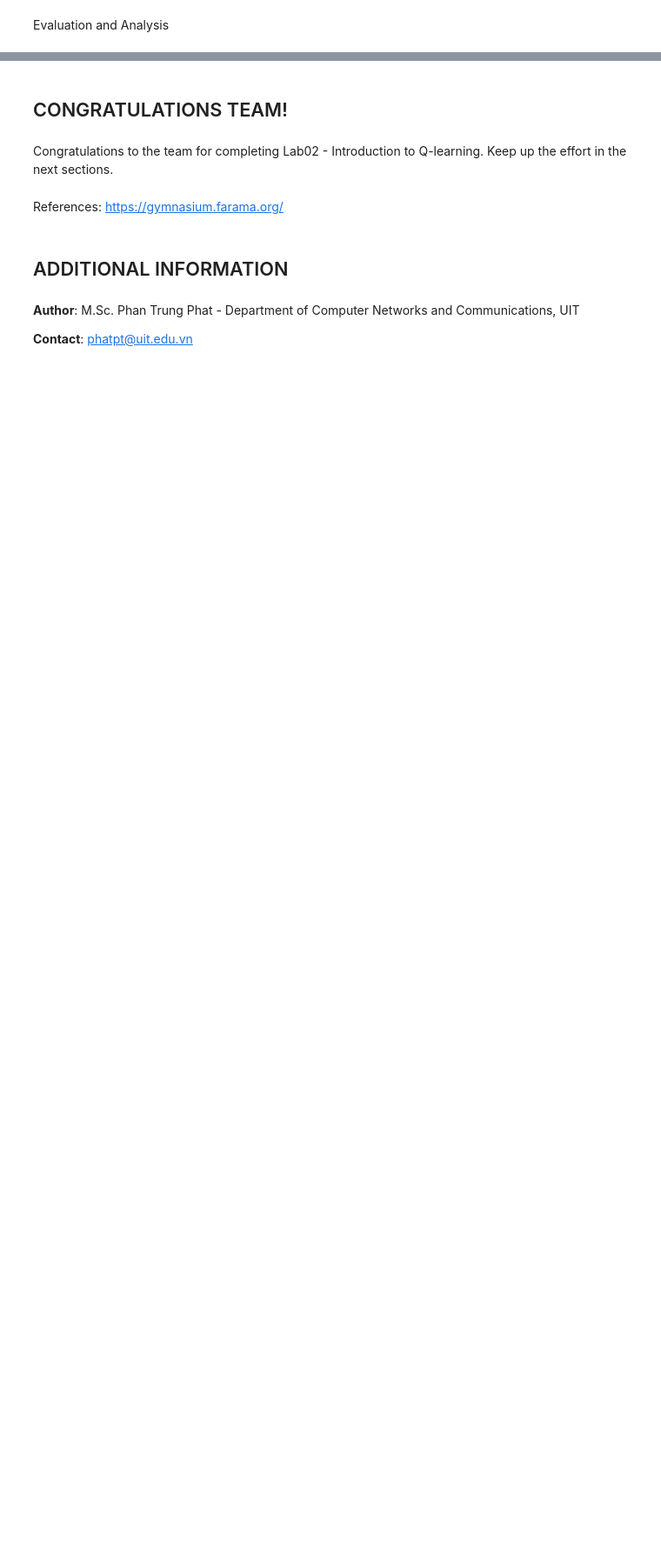
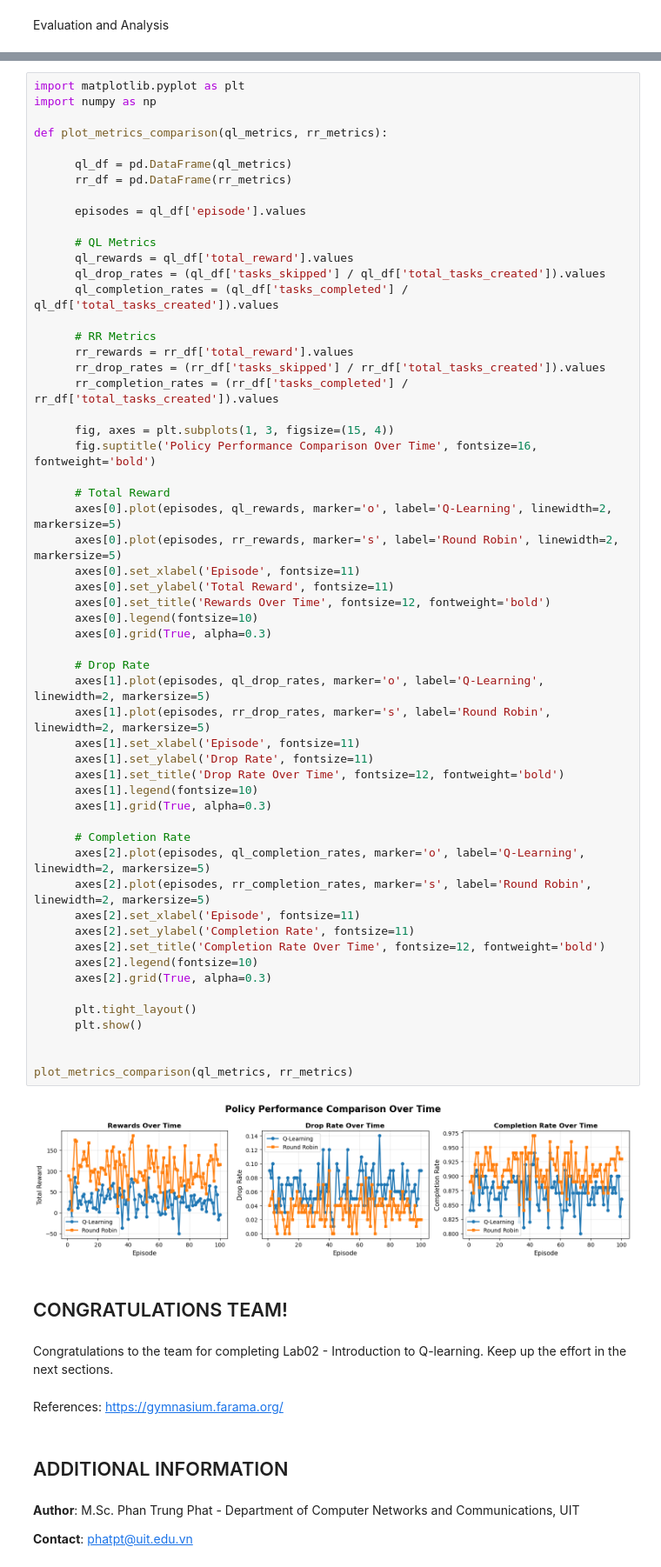
Before and after one commit to ovapil/RLNT549-Q21-Labs, a Jupyter notebook: LAB2/Lab2.ipynb, the cells around one changed output, grey strips where cells are left out. Shown at 87% size. Cells and saved outputs as stored; diff of their text form; blank space fills up the shorter version.

```diff
--- a/LAB2/Lab2.ipynb
+++ b/LAB2/Lab2.ipynb
@@ -996,3 +1064,61 @@ Evaluation and Analysis
+# %%
+import matplotlib.pyplot as plt
+import numpy as np
+
+def plot_metrics_comparison(ql_metrics, rr_metrics):
+
+      ql_df = pd.DataFrame(ql_metrics)
+      rr_df = pd.DataFrame(rr_metrics)
+
+      episodes = ql_df['episode'].values
+
+      # QL Metrics
+      ql_rewards = ql_df['total_reward'].values
+      ql_drop_rates = (ql_df['tasks_skipped'] / ql_df['total_tasks_created']).values
+      ql_completion_rates = (ql_df['tasks_completed'] / ql_df['total_tasks_created']).values
+
+      # RR Metrics
+      rr_rewards = rr_df['total_reward'].values
+      rr_drop_rates = (rr_df['tasks_skipped'] / rr_df['total_tasks_created']).values
+      rr_completion_rates = (rr_df['tasks_completed'] / rr_df['total_tasks_created']).values
+
+      fig, axes = plt.subplots(1, 3, figsize=(15, 4))
+      fig.suptitle('Policy Performance Comparison Over Time', fontsize=16, fontweight='bold')
+
+      # Total Reward
+      axes[0].plot(episodes, ql_rewards, marker='o', label='Q-Learning', linewidth=2, markersize=5)
+      axes[0].plot(episodes, rr_rewards, marker='s', label='Round Robin', linewidth=2, markersize=5)
+      axes[0].set_xlabel('Episode', fontsize=11)
+      axes[0].set_ylabel('Total Reward', fontsize=11)
+      axes[0].set_title('Rewards Over Time', fontsize=12, fontweight='bold')
+      axes[0].legend(fontsize=10)
+      axes[0].grid(True, alpha=0.3)
+
+      # Drop Rate
+      axes[1].plot(episodes, ql_drop_rates, marker='o', label='Q-Learning', linewidth=2, markersize=5)
+      axes[1].plot(episodes, rr_drop_rates, marker='s', label='Round Robin', linewidth=2, markersize=5)
+      axes[1].set_xlabel('Episode', fontsize=11)
+      axes[1].set_ylabel('Drop Rate', fontsize=11)
+      axes[1].set_title('Drop Rate Over Time', fontsize=12, fontweight='bold')
+      axes[1].legend(fontsize=10)
+      axes[1].grid(True, alpha=0.3)
+
+      # Completion Rate
+      axes[2].plot(episodes, ql_completion_rates, marker='o', label='Q-Learning', linewidth=2, markersize=5)
+      axes[2].plot(episodes, rr_completion_rates, marker='s', label='Round Robin', linewidth=2, markersize=5)
+      axes[2].set_xlabel('Episode', fontsize=11)
+      axes[2].set_ylabel('Completion Rate', fontsize=11)
+      axes[2].set_title('Completion Rate Over Time', fontsize=12, fontweight='bold')
+      axes[2].legend(fontsize=10)
+      axes[2].grid(True, alpha=0.3)
+
+      plt.tight_layout()
+      plt.show()
+
+
+plot_metrics_comparison(ql_metrics, rr_metrics)
+# %% [output]
+[figure, added]
 # %% [markdown]
 ## CONGRATULATIONS TEAM!
 # %% [markdown]
```
Also changed, not shown: parts of 4 cells of this notebook, 4 other files.
